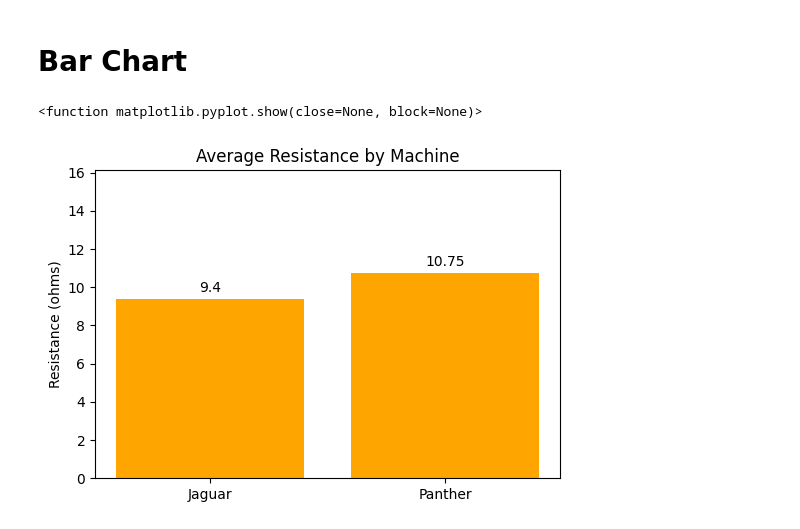
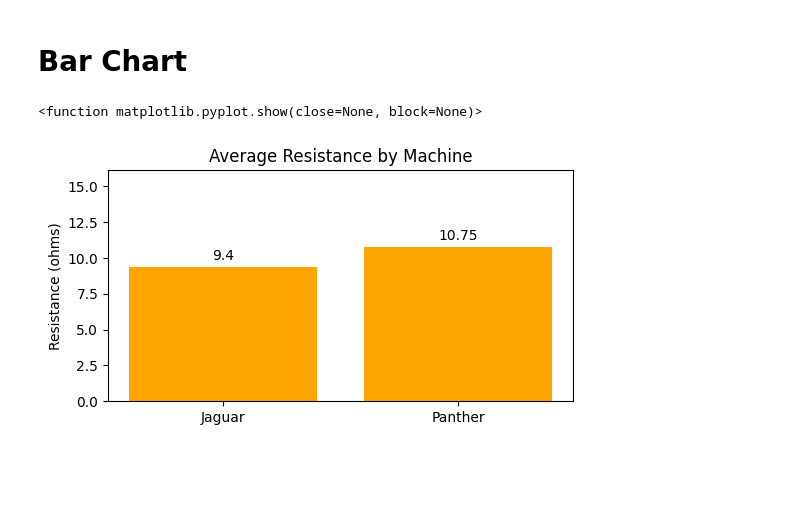
Before and after one commit to Sicnarf-Oir/BUENACOSA, a Jupyter notebook: lab-4-pandas-basics.ipynb, the cells around one changed output. Saved outputs shown, nothing was run; the diff lists cells and outputs as text; code cells hidden in the pictures; blank space fills up the shorter version.

```diff
--- a/lab-4-pandas-basics.ipynb
+++ b/lab-4-pandas-basics.ipynb
@@ -255,18 +255,18 @@ Panther IQR = 1.50 ohms
 # %%
 jag_mean = df['Jaguar'].mean()
 pan_mean = df['Panther'].mean()
 
-plt.figure(figsize = (6,4))
+plt.figure(figsize = (6,3))
 bars = plt.bar(['Jaguar', 'Panther'],[jag_mean, pan_mean],
         color="Orange")
 
 plt.title('Average Resistance by Machine')
 plt.ylabel('Resistance (ohms)')
 
 #label
 plt.bar_label(bars, padding=3)
 plt.margins(y=0.5)
 plt.show
 # %% [output]
 <function matplotlib.pyplot.show(close=None, block=None)>
-[figure, old version]
+[figure, new version]
```
